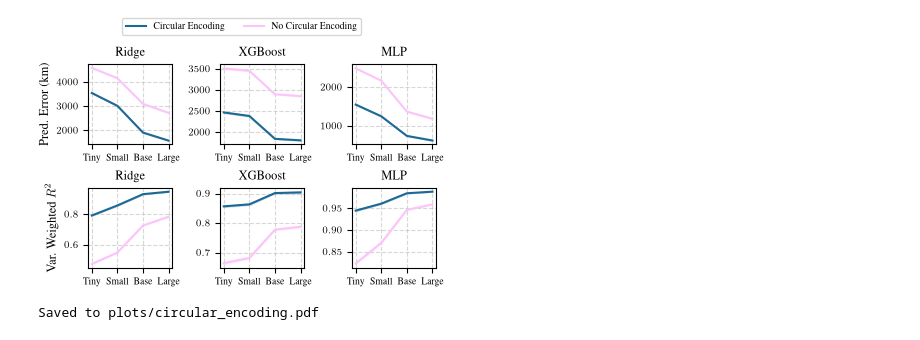
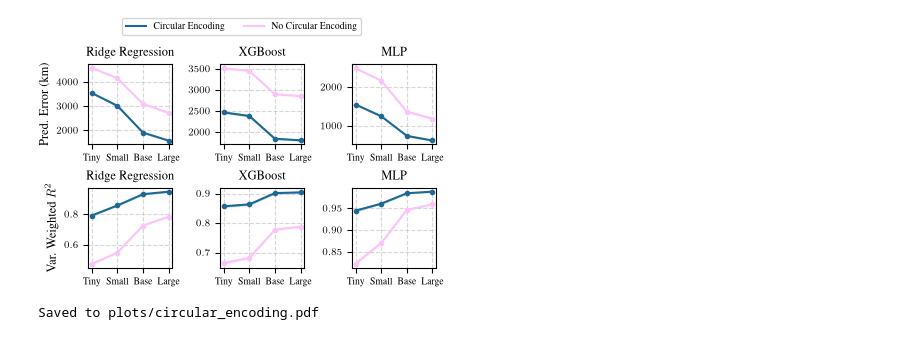
Before and after one commit to kdybek/terramind_probing, a Jupyter notebook: plots.ipynb, the cells around one changed output. Cells and saved outputs as stored; diff of their text form; code cells hidden in the pictures.

```diff
--- a/plots.ipynb
+++ b/plots.ipynb
@@ -41,7 +41,7 @@ NUM_LAYERS_DICT = {
 
 PROBE_NAMES = ["ridge", "xgboost", "mlp"]
 PROBE_LABELS = {
-    "ridge": "Ridge",
+    "ridge": "Ridge Regression",
     "xgboost": "XGBoost",
     "mlp": "MLP",
 }
@@ -112,6 +112,11 @@ linestyle_handles = [
     Line2D([0], [0], color=PROBE_COLORS["mlp_ridge_gain"], lw=1.5, linestyle="-", label="Latitude"),
     Line2D([0], [0], color=PROBE_COLORS["mlp_ridge_gain"], lw=1.5, linestyle="--", label="Longitude (sin)"),
     Line2D([0], [0], color=PROBE_COLORS["mlp_ridge_gain"], lw=1.5, linestyle=":", label="Longitude (cos)")
+]
+color_handles = [
+    Line2D([0], [0], color=PROBE_COLORS["ridge"], lw=1.5, label=PROBE_LABELS["ridge"]),
+    Line2D([0], [0], color=PROBE_COLORS["xgboost"], lw=1.5, label=PROBE_LABELS["xgboost"]),
+    Line2D([0], [0], color=PROBE_COLORS["mlp"], lw=1.5, label=PROBE_LABELS["mlp"])
 ]
 target_linestyle_map = {
     "r2_lat": "-",
@@ -164,7 +169,7 @@ for ax, tgt in zip(axes[:3], TARGET_NAMES, strict=True):
             mean_cache[(model, probe, tgt)] = mean
 
         x = np.arange(len(MODEL_NAMES))
-        ax.plot(x, means, label=PROBE_LABELS[probe], color=PROBE_COLORS[probe])
+        ax.plot(x, means, label=PROBE_LABELS[probe], color=PROBE_COLORS[probe], marker="o", markersize=MARKER_SIZE)
         ax.fill_between(x, los, his, alpha=0.2, color=PROBE_COLORS[probe])
 
     ax.set_xticks(x)
@@ -188,20 +193,20 @@ for tgt in TARGET_NAMES:
         rel_gains,
         label=TARGET_LABELS[tgt],
         color=PROBE_COLORS["mlp_ridge_gain"],
-        linestyle=target_linestyle_map[tgt]
+        linestyle=target_linestyle_map[tgt],
+        marker="o",
+        markersize=MARKER_SIZE
     )
 axes[-1].set_xticks(x)
 axes[-1].set_xticklabels([MODEL_LABELS[model] for model in MODEL_NAMES])
-axes[-1].set_title("MLP vs Ridge")
+axes[-1].set_title("MLP vs Ridge Reg.")
 axes[-1].set_ylabel("$R^2$ Score Gain")
 axes[-1].grid(True, linestyle="--", alpha=0.5)
 axes[-1].yaxis.set_major_formatter(FuncFormatter(percent_formatter))
 
-handles, labels = axes[0].get_legend_handles_labels()
-
 fig.legend(
-    handles,
-    labels,
+    color_handles,
+    PROBE_LABELS.values(),
     loc="upper center",
     bbox_to_anchor=(0.5, 1.42),
     ncol=len(PROBE_NAMES),
@@ -380,6 +423,11 @@ plt.rcParams.update({
     "text.latex.preamble": r"\usepackage{times}\usepackage{amsmath}",
     "text.usetex": True,
 })
+
+circ_enc_color_handles = [
+    Line2D([0], [0], color=CIRC_ENC_COLORS[True], lw=1.5, label=CIRC_ENC_LABELS[True]),
+    Line2D([0], [0], color=CIRC_ENC_COLORS[False], lw=1.5, label=CIRC_ENC_LABELS[False])
+]
 
 df = pd.read_csv(RESULTS_PATH)
 
@@ -405,37 +453,35 @@ for ax_, metric in zip(axes, ["pred_error_km", "r2_all"], strict=True):
                 assert len(sub_df) == NUM_FOLDS, f"Expected {NUM_FOLDS} folds, but got {len(sub_df)} for model={model}, probe={probe}"
 
                 scores = sub_df[metric].values
                 mean, lo, hi = mean_bootstrap_ci(scores)
                 means.append(mean)
                 los.append(lo)
                 his.append(hi)
 
             x = np.arange(len(MODEL_NAMES))
-            ax.plot(x, means, label=CIRC_ENC_LABELS[circ_enc], color=CIRC_ENC_COLORS[circ_enc])
+            ax.plot(x, means, label=CIRC_ENC_LABELS[circ_enc], color=CIRC_ENC_COLORS[circ_enc], marker="o", markersize=MARKER_SIZE)
             ax.fill_between(x, los, his, alpha=0.2, color=CIRC_ENC_COLORS[circ_enc])
 
             ax.set_xticks(x)
             ax.set_xticklabels([MODEL_LABELS[model] for model in MODEL_NAMES])
             ax.set_title(f"{PROBE_LABELS[probe]}")
             ax.grid(True, linestyle="--", alpha=0.5)
 
 axes[0, 0].set_ylabel("Pred. Error (km)")
 axes[1, 0].set_ylabel("Var. Weighted $R^2$")
 
-handles, labels = axes[0, 0].get_legend_handles_labels()
-
 fig.legend(
-    handles,
-    labels,
+    circ_enc_color_handles,
+    CIRC_ENC_LABELS.values(),
     loc="upper center",
     bbox_to_anchor=(0.5, 1.12),
     ncol=len(PROBE_NAMES),
     frameon=True,
 )
 
 plt.savefig("plots/circular_encoding.pdf", bbox_inches="tight")
 plt.show()
 print("\nSaved to plots/circular_encoding.pdf")
 # %% [output]
-[figure, old version]
+[figure, new version]
 Saved to plots/circular_encoding.pdf
```
Also changed, not shown: parts of 3 cells of this notebook.
